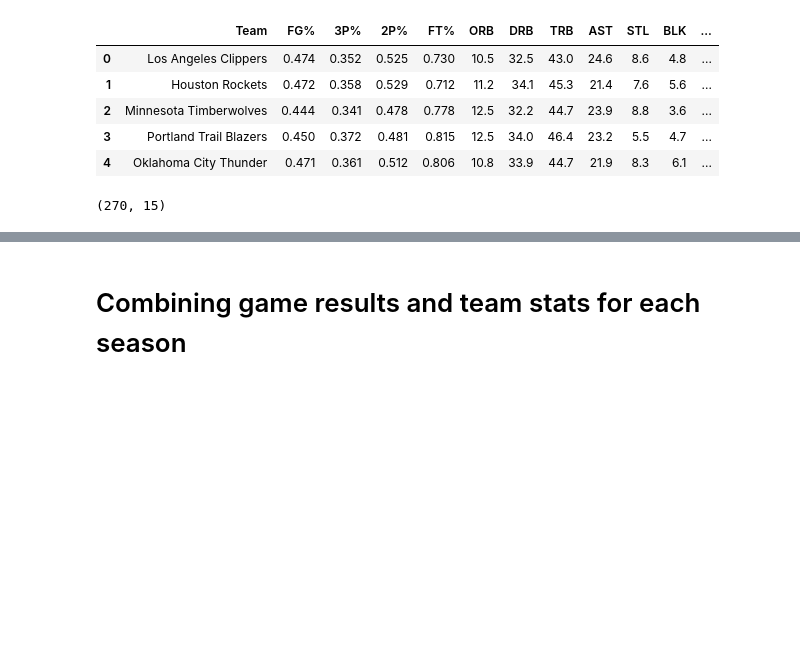
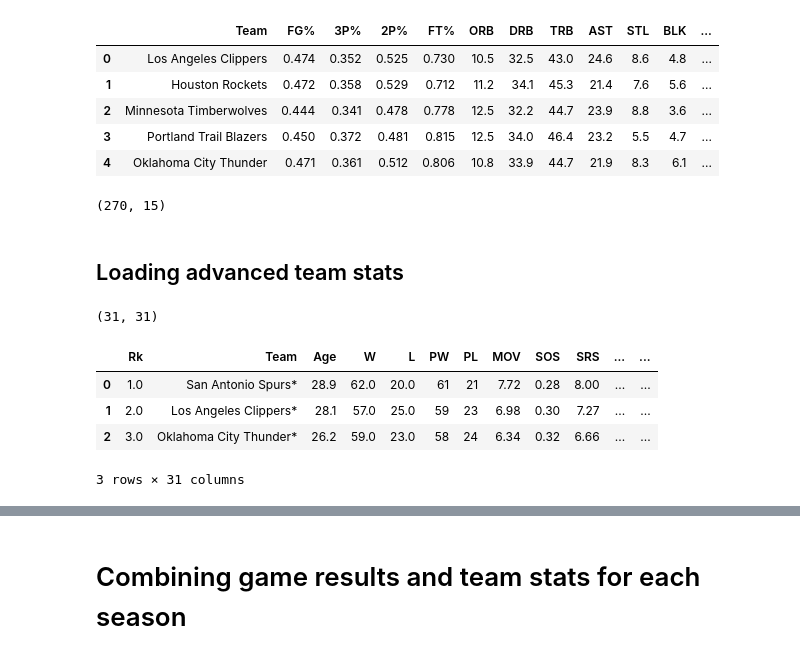
Before and after one commit to edubf22/nba-games, a Jupyter notebook: notebooks/data-preparation.ipynb, the cells around one changed output, grey strips where cells are left out. Drawn from its saved outputs; the diff is of its cells as text; code cells hidden in the pictures; blank space fills up the shorter version.

```diff
--- a/notebooks/data-preparation.ipynb
+++ b/notebooks/data-preparation.ipynb
@@ -356,3 +303,5 @@ stats.head()
 stats.shape
 # %% [output]
 (270, 15)
+# %% [markdown]
+## Loading advanced team stats
@@ -358,0 +321,12 @@ stats.shape
+# %%
+adv_list[0].shape
+# %% [output]
+(31, 31)
+# %%
+adv_list[0].head(3)
+# %% [output]
+|  | Rk | Team | Age | W | L | PW | PL | MOV | SOS | SRS | ... | ... |
+| 0 | 1.0 | San Antonio Spurs* | 28.9 | 62.0 | 20.0 | 61 | 21 | 7.72 | 0.28 | 8.00 | ... | ... |
+| 1 | 2.0 | Los Angeles Clippers* | 28.1 | 57.0 | 25.0 | 59 | 23 | 6.98 | 0.30 | 7.27 | ... | ... |
+| 2 | 3.0 | Oklahoma City Thunder* | 26.2 | 59.0 | 23.0 | 58 | 24 | 6.34 | 0.32 | 6.66 | ... | ... |
+3 rows × 31 columns
```
Also changed, not shown: parts of 57 cells of this notebook.
